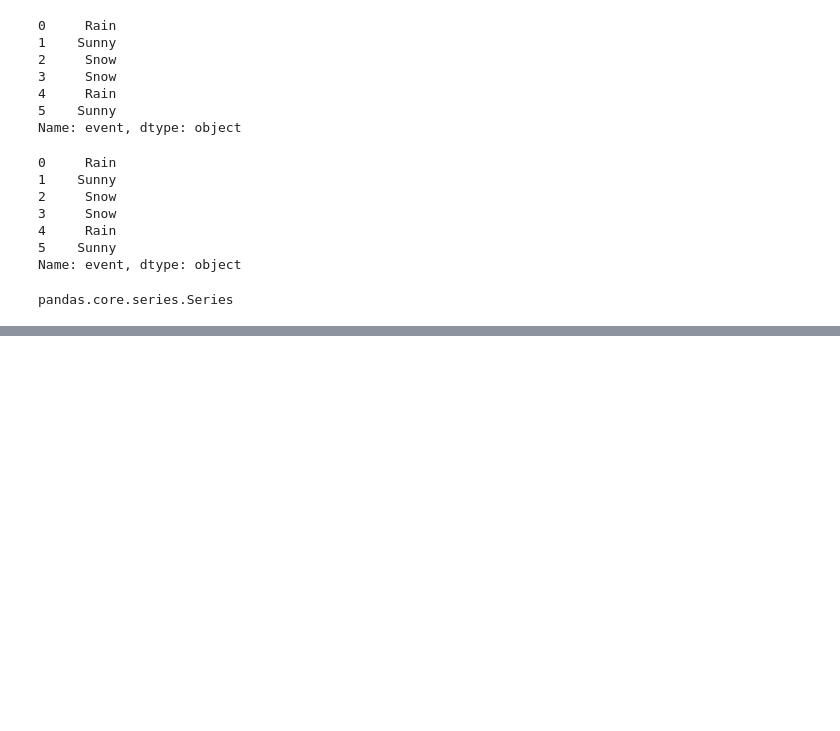
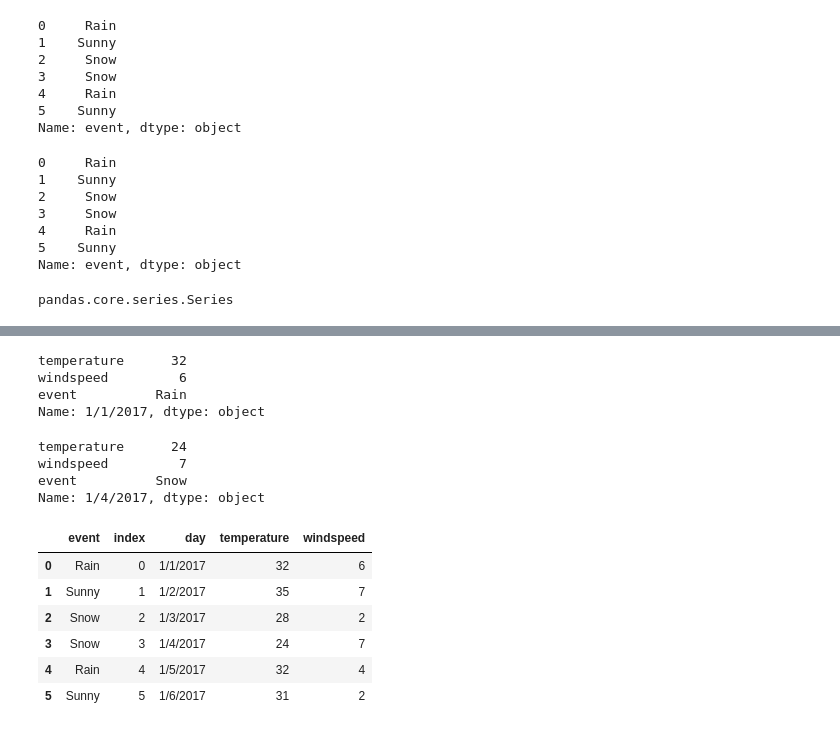
Before and after one commit to imamahasane/DataScienceRoadmap, a Jupyter notebook: 3_Pandas/DataFrame Basics.ipynb, the cells around one changed output, grey strips where cells are left out. Cells and saved outputs as stored; diff of their text form; code cells hidden in the pictures; blank space fills up the shorter version.

```diff
--- a/3_Pandas/DataFrame Basics.ipynb
+++ b/3_Pandas/DataFrame Basics.ipynb
@@ -120,0 +210,2 @@ pandas.core.series.Series
+# %%
+df.set_index("day")
@@ -120,0 +231,2 @@ pandas.core.series.Series
+# %%
+df.set_index("day", inplace = True)
@@ -120,0 +244,26 @@ pandas.core.series.Series
+# %%
+df.loc["1/1/2017"]
+# %% [output]
+temperature      32
+windspeed         6
+event          Rain
+Name: 1/1/2017, dtype: object
+# %%
+df.loc["1/4/2017"]
+# %% [output]
+temperature      24
+windspeed         7
+event          Snow
+Name: 1/4/2017, dtype: object
+# %%
+df.reset_index(inplace = True)
+# %%
+df
+# %% [output]
+|  | event | index | day | temperature | windspeed |
+| 0 | Rain | 0 | 1/1/2017 | 32 | 6 |
+| 1 | Sunny | 1 | 1/2/2017 | 35 | 7 |
+| 2 | Snow | 2 | 1/3/2017 | 28 | 2 |
+| 3 | Snow | 3 | 1/4/2017 | 24 | 7 |
+| 4 | Rain | 4 | 1/5/2017 | 32 | 4 |
+| 5 | Sunny | 5 | 1/6/2017 | 31 | 2 |
```
Also changed, not shown: parts of 19 cells of this notebook.
